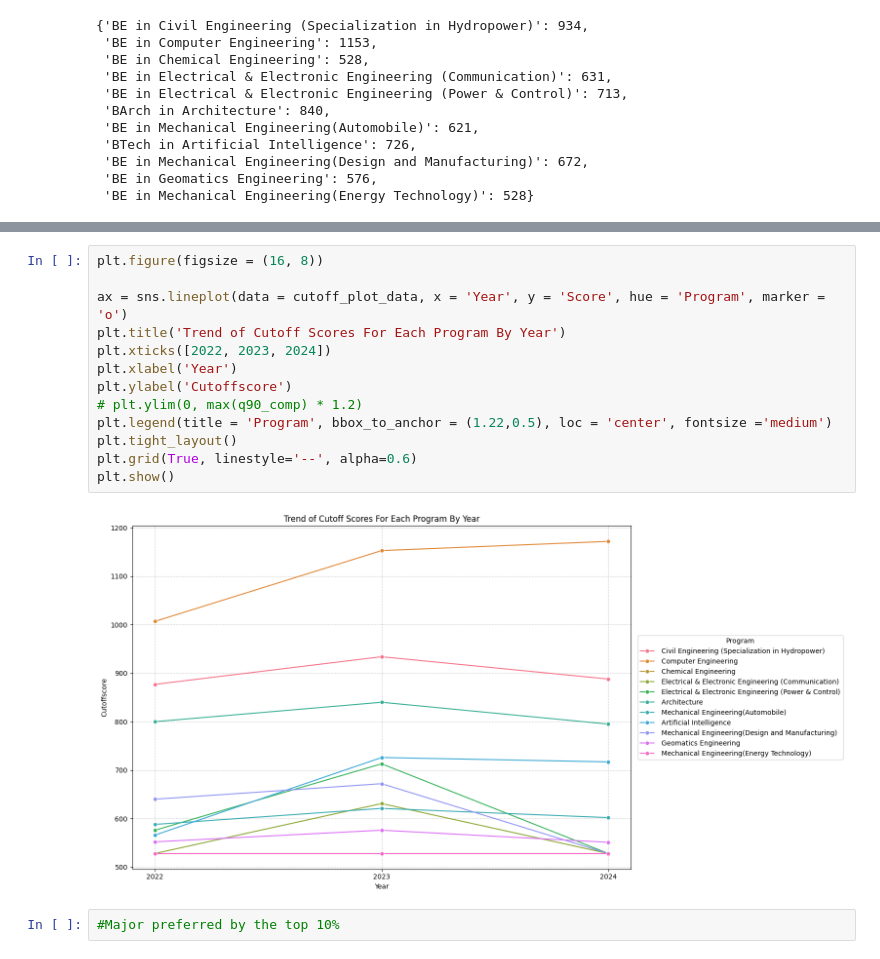
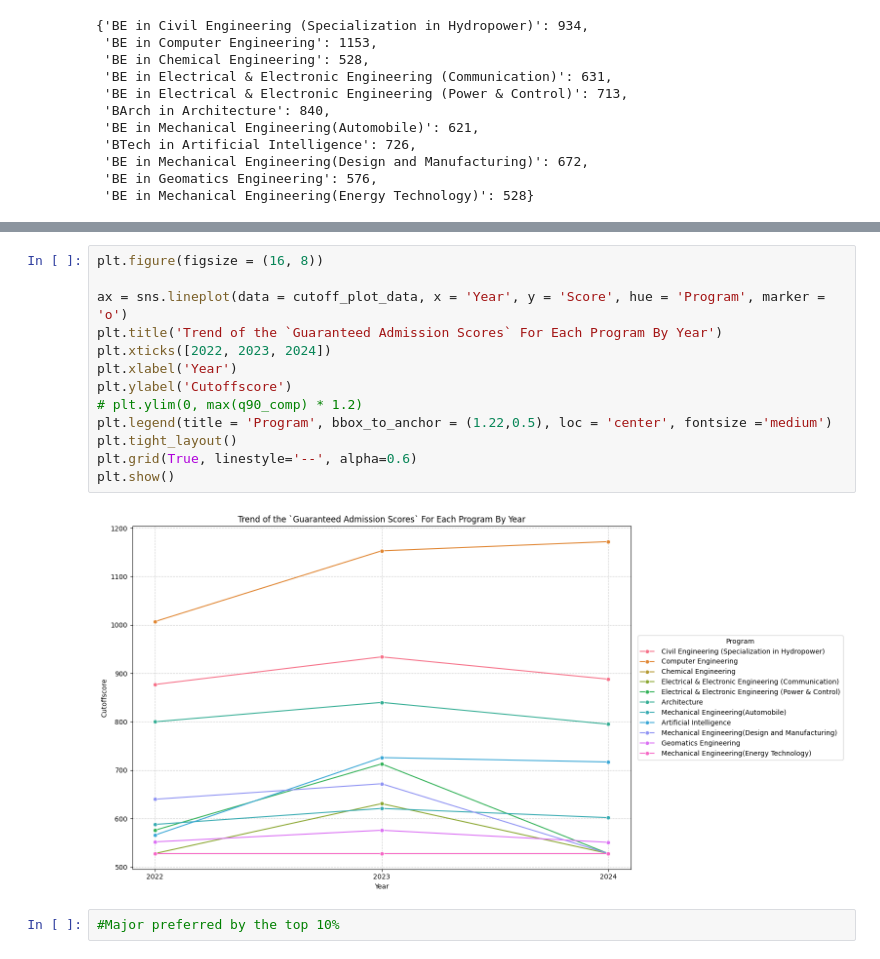
Before and after one commit to atrociousdinner/EDA_on_KUCBT_score, a Jupyter notebook: kucbt_eda.ipynb, the cells around one changed output, grey strips where cells are left out. Drawn from its saved outputs; the diff is of its cells as text.

```diff
--- a/kucbt_eda.ipynb
+++ b/kucbt_eda.ipynb
@@ -438,18 +440,18 @@ print(cutoff_table.to_markdown())
 # %%
 plt.figure(figsize = (16, 8))
 
 ax = sns.lineplot(data = cutoff_plot_data, x = 'Year', y = 'Score', hue = 'Program', marker = 'o')
-plt.title('Trend of Cutoff Scores For Each Program By Year')
+plt.title('Trend of the `Guaranteed Admission Scores` For Each Program By Year')
 plt.xticks([2022, 2023, 2024])
 plt.xlabel('Year')
 plt.ylabel('Cutoffscore')
 # plt.ylim(0, max(q90_comp) * 1.2)
 plt.legend(title = 'Program', bbox_to_anchor = (1.22,0.5), loc = 'center', fontsize ='medium')
 plt.tight_layout()
 plt.grid(True, linestyle='--', alpha=0.6)
 plt.show()
 # %% [output]
-[figure, old version]
+[figure, new version]
 # %%
 #Major preferred by the top 10%
 # %%
```
Also changed, not shown: parts of 2 cells of this notebook.
